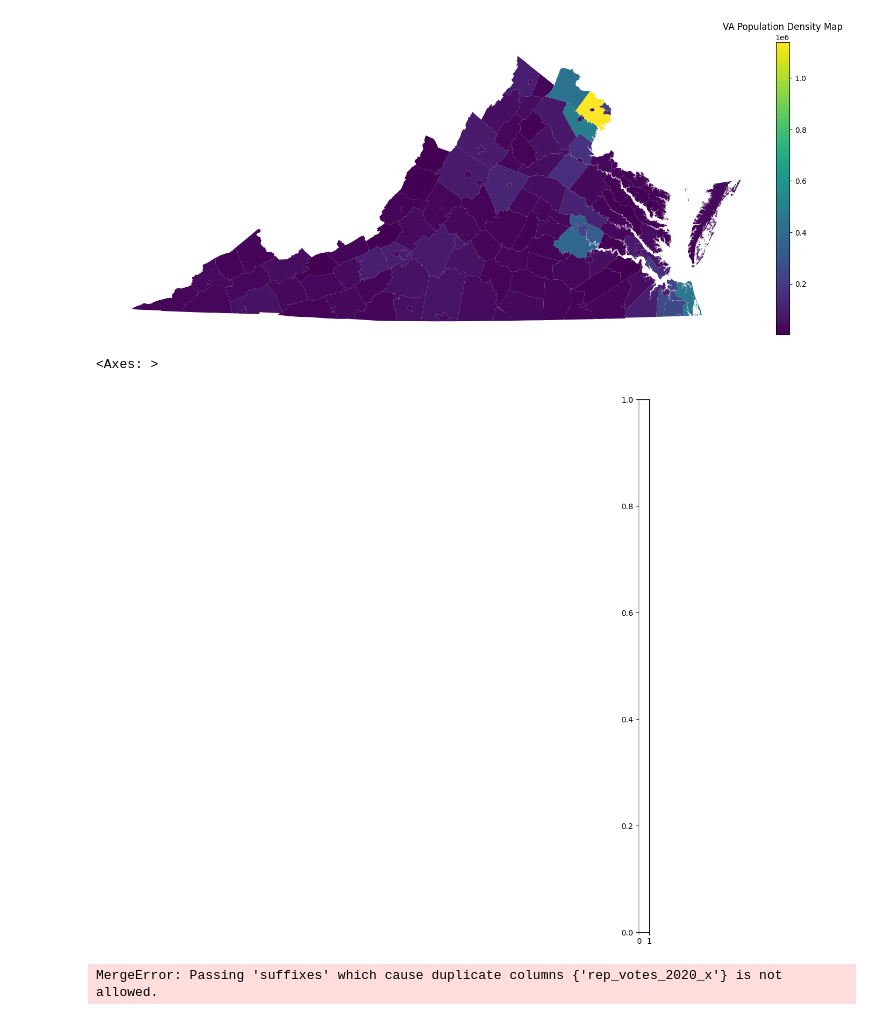
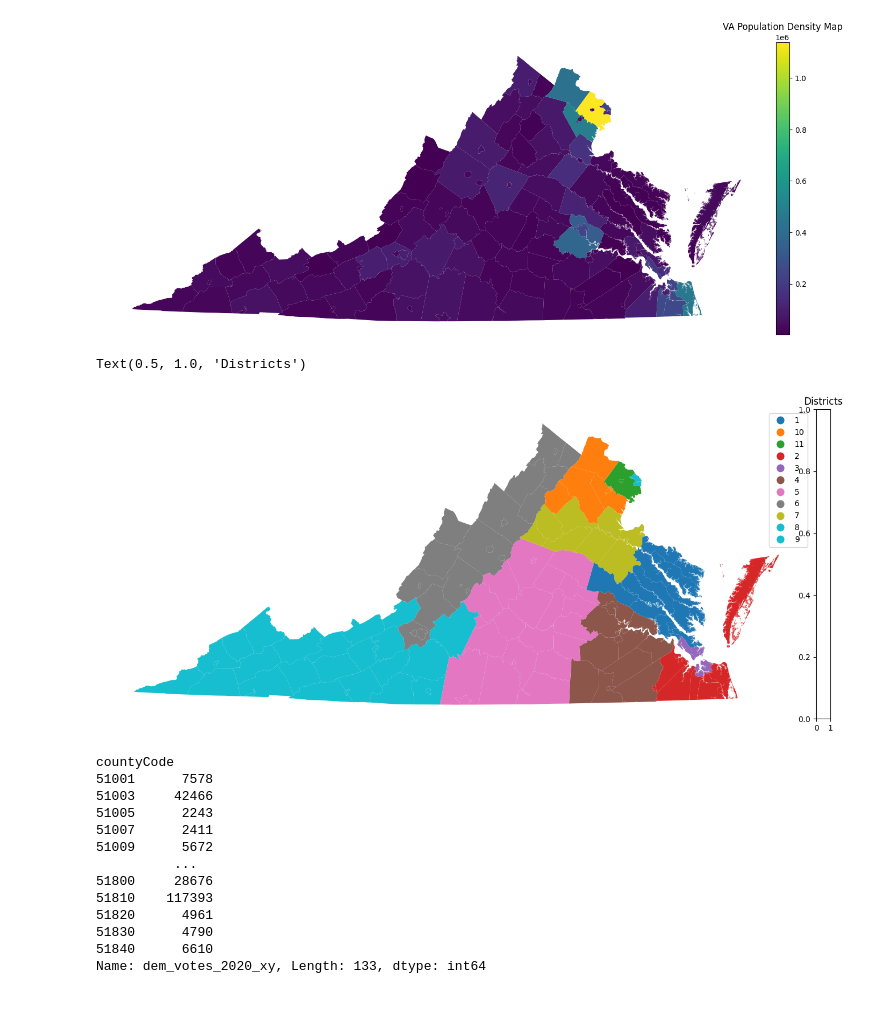
Before and after one commit to kelseymatsik/project_voting, a Jupyter notebook: Visuals_HeatMaps.ipynb, the cells around one changed output. Saved outputs shown, nothing was run; the diff lists cells and outputs as text; code cells hidden in the pictures.

```diff
--- a/Visuals_HeatMaps.ipynb
+++ b/Visuals_HeatMaps.ipynb
@@ -70,25 +102,39 @@ Text(0.5, 1.0, 'VA Population Density Map')
 # %%
 fig = plt.figure()
 ax = fig.add_axes([0, 0, 2, 2])
 divider = make_axes_locatable(ax)
 ax.axis('off')
 cax = divider.append_axes("right", size="2%", pad=0.08)
-cdf['Districts'] = cdf['District'].astype(str)
-mdf.plot(ax=ax,column='Districts',legend=True,cax=cax)
+cdf['District'] = cdf['District'].astype(str)
+mdf.plot(ax=ax,column='District',legend=True)#,cax=cax)
+plt.title('Districts')
 # %% [output]
-<Axes: >
+Text(0.5, 1.0, 'Districts')
-[figure, old version]
+[figure, new version]
 # %%
 df20 = df.loc[ df['year']==2020,:] # Only the 2020 data
 
 #Democrat Votes
-Dvotes = df20.loc[(df20['party']=='DEMOCRAT'),:].groupby('countyCode')['candidatevotes'].sum()
-Dvotes = Dvotes.rename('dem_votes_2020')
+Dvotes = df20.loc[(df20['party']=='Democrat'),:].groupby('countyCode')['candidatevotes'].sum()
+Dvotes = Dvotes.rename('dem_votes_2020_xy')
+print(Dvotes)
 mdf = mdf.merge(Dvotes,left_on='FIPS_left',right_on='countyCode')
 
 #Republican Votes
-Rvotes = df20.loc[(df20['party']=='REPUBLICAN'),:].groupby('countyCode')['candidatevotes'].sum()
-Rvotes = Rvotes.rename('rep_votes_2020')
+Rvotes = df20.loc[(df20['party']=='Republican'),:].groupby('countyCode')['candidatevotes'].sum()
+Rvotes = Rvotes.rename('rep_votes_2020_xy')
 mdf = mdf.merge(Rvotes,left_on='FIPS_left',right_on='countyCode')
 # %% [output]
-MergeError: Passing 'suffixes' which cause duplicate columns {'rep_votes_2020_x'} is not allowed.
+countyCode
+51001      7578
+51003     42466
+51005      2243
+51007      2411
+51009      5672
+          ...
+51800     28676
+51810    117393
+51820      4961
+51830      4790
+51840      6610
+Name: dem_votes_2020_xy, Length: 133, dtype: int64
```
Also changed, not shown: parts of 11 cells of this notebook.
